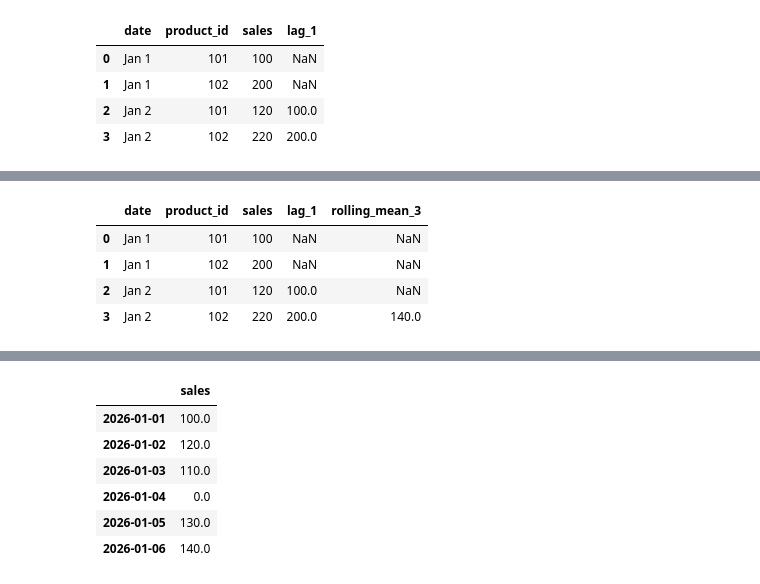
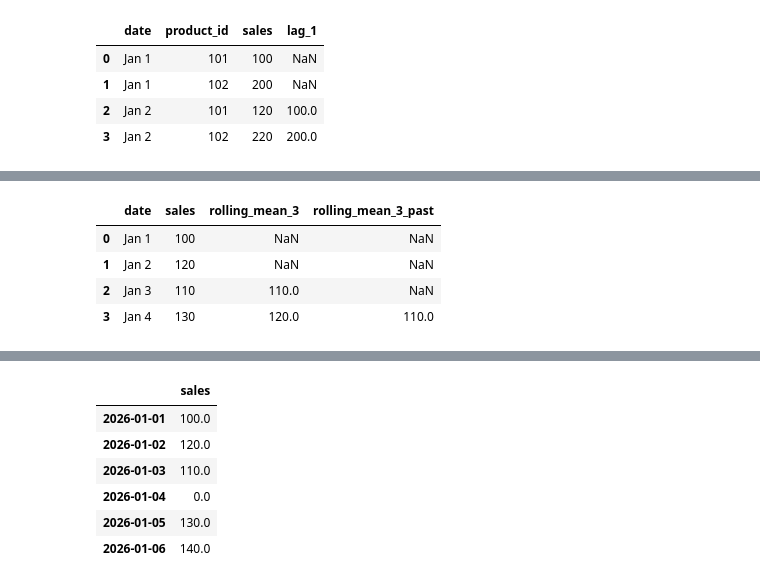
Before and after one commit to amitskingh/aiml-lab, a Jupyter notebook: pandas/001-sql-pandas.ipynb, the cells around one changed output, grey strips where cells are left out. Drawn from its saved outputs; the diff is of its cells as text; code cells hidden in the pictures.

```diff
--- a/pandas/001-sql-pandas.ipynb
+++ b/pandas/001-sql-pandas.ipynb
@@ -317,0 +359,8 @@ df
+# %%
+df = pd.DataFrame({
+    "date": ["Jan 1", "Jan 2", "Jan 3", "Jan 4"],
+    "sales": [100, 120, 110, 130],
+})
+
+df["rolling_mean_3"] = df["sales"].rolling(3).mean()
+df
@@ -318,16 +381,15 @@ df
 # %%
-# ROWS BETWEEN 3 PRECEDING AND 1 PRECEDING
-df["rolling_mean_3"] = (
+df["rolling_mean_3_past"] = (
     df["sales"]
     .shift(1)
     .rolling(3)
     .mean()
 )
 
 df
 # %% [output]
-|  | date | product_id | sales | lag_1 | rolling_mean_3 |
-| 0 | Jan 1 | 101 | 100 | NaN | NaN |
-| 1 | Jan 1 | 102 | 200 | NaN | NaN |
-| 2 | Jan 2 | 101 | 120 | 100.0 | NaN |
-| 3 | Jan 2 | 102 | 220 | 200.0 | 140.0 |
+|  | date | sales | rolling_mean_3 | rolling_mean_3_past |
+| 0 | Jan 1 | 100 | NaN | NaN |
+| 1 | Jan 2 | 120 | NaN | NaN |
+| 2 | Jan 3 | 110 | 110.0 | NaN |
+| 3 | Jan 4 | 130 | 120.0 | 110.0 |
```
Also changed, not shown: parts of 56 cells of this notebook, 1 other file.
